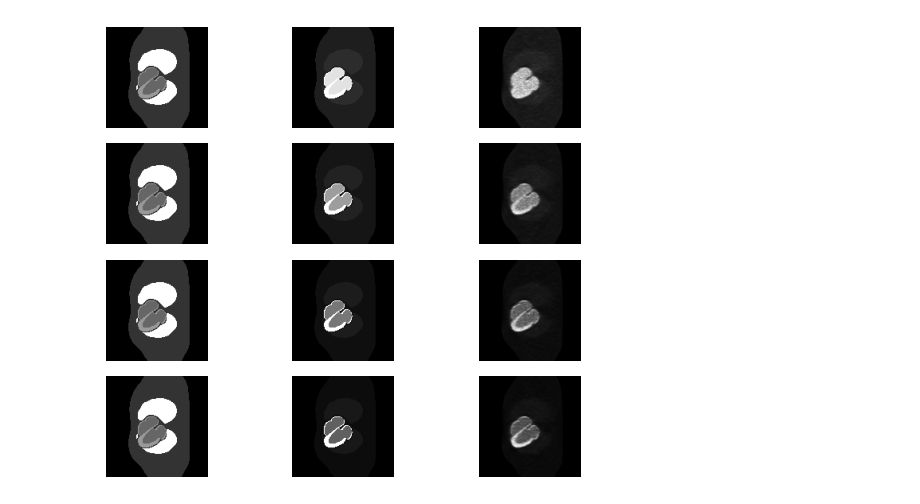
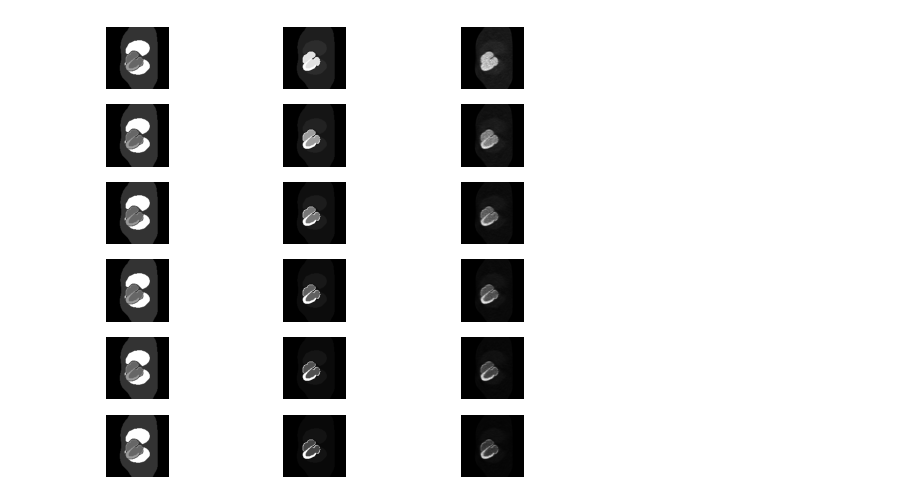
Before and after one commit to qurit/dynamicPET, a Jupyter notebook: view_images.ipynb, the cells around one changed output. Saved outputs shown, nothing was run; the diff lists cells and outputs as text; code cells hidden in the pictures.

```diff
--- a/view_images.ipynb
+++ b/view_images.ipynb
@@ -7,7 +7,7 @@ import numpy as np
 path = '/home/jfowler/projects/dynamicPET/'
 
 slice_num = 25
-frames = 4
+frames = 6
 sim = []
 PBPK = []
 
@@ -27,31 +27,31 @@ for frame in range(1, frames+1):
     img = nib.load(filepath)
     data = img.get_fdata()
     slice = data[:, :, slice_num]
     PBPK.append(slice)
 
 # ROI
 imgname = 'Input/NCAT_128x128x47_0347x0347x0327_regions.nii'
 imgpath = os.path.join(path, imgname)
 img = nib.load(imgpath)
 data = img.get_fdata()
 ROI = data[:, :, slice_num]
 
 # Plot all frames
 for i in range(frames):
 
     plt.subplot(frames, 3, 3*i+3)
     plt.imshow(sim[i], cmap="gray")
     plt.axis('off')
 
     plt.subplot(frames, 3, 3*i+2)
     plt.imshow(PBPK[i], cmap="gray")
     plt.axis('off')
 
     plt.subplot(frames, 3, 3*i+1)
     plt.imshow(ROI, cmap="gray")
     plt.axis('off')
 
 plt.tight_layout()
 plt.show()
 # %% [output]
-[figure, old version]
+[figure, new version]
```
